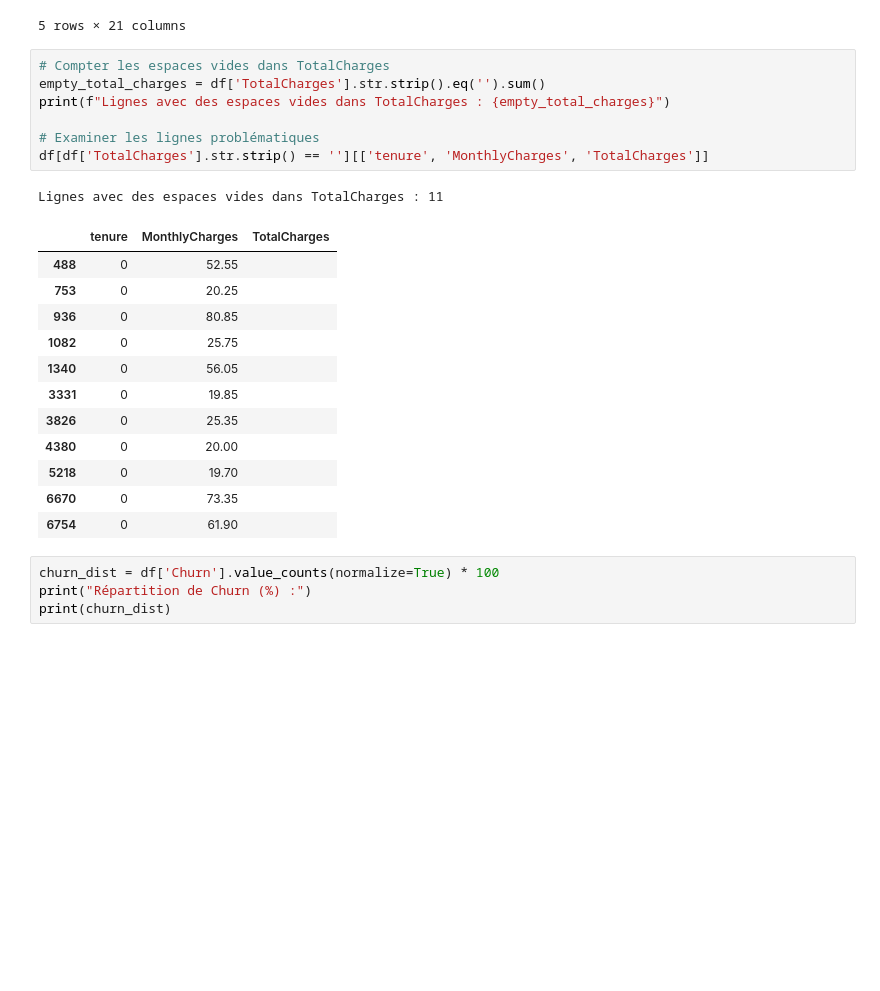
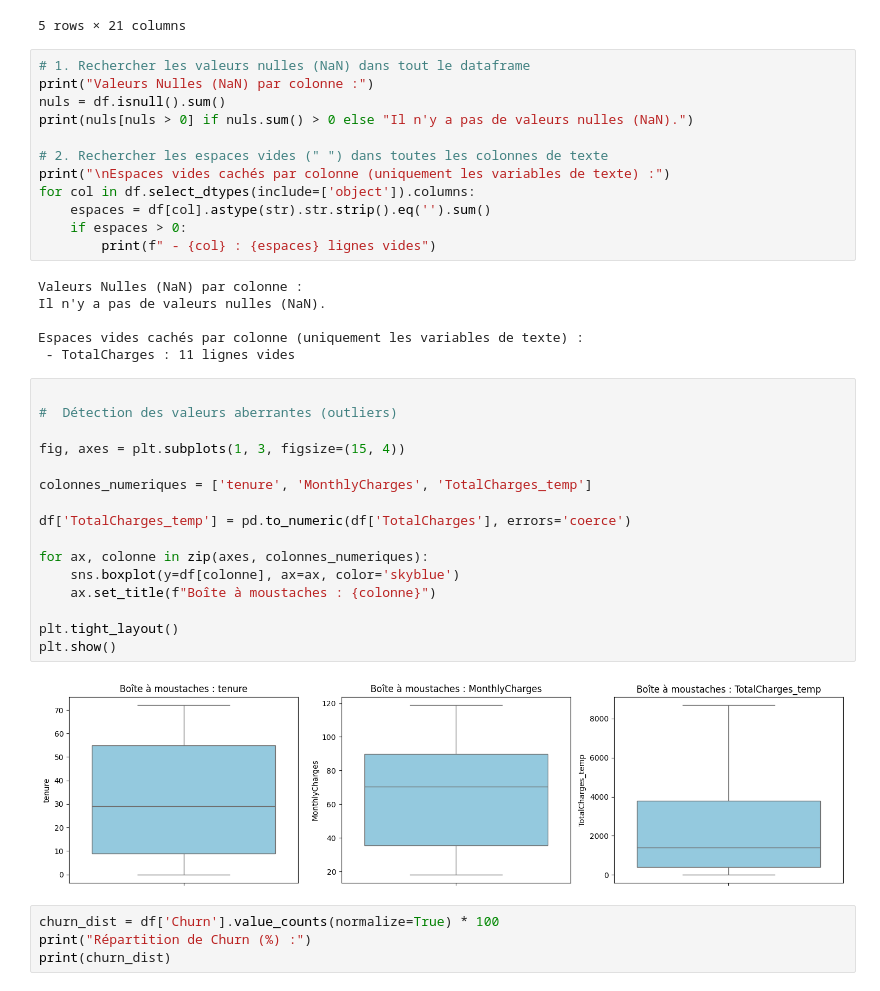
Before and after one commit to sebaarayacastro1/projet-mlops, a Jupyter notebook: notebooks/01_eda_and_cleaning.ipynb, the cells around one changed output. Cells and saved outputs as stored; diff of their text form; blank space fills up the shorter version.

```diff
--- a/notebooks/01_eda_and_cleaning.ipynb
+++ b/notebooks/01_eda_and_cleaning.ipynb
@@ -35,26 +38,41 @@ Premières lignes :
 | 4 | 9237-HQITU | Female | 0 | No | No | 2 | Yes | No | ... |
 5 rows × 21 columns
 # %%
-# Compter les espaces vides dans TotalCharges
-empty_total_charges = df['TotalCharges'].str.strip().eq('').sum()
-print(f"Lignes avec des espaces vides dans TotalCharges : {empty_total_charges}")
+# 1. Rechercher les valeurs nulles (NaN) dans tout le dataframe
+print("Valeurs Nulles (NaN) par colonne :")
+nuls = df.isnull().sum()
+print(nuls[nuls > 0] if nuls.sum() > 0 else "Il n'y a pas de valeurs nulles (NaN).")
 
-# Examiner les lignes problématiques
-df[df['TotalCharges'].str.strip() == ''][['tenure', 'MonthlyCharges', 'TotalCharges']]
+# 2. Rechercher les espaces vides (" ") dans toutes les colonnes de texte
+print("\nEspaces vides cachés par colonne (uniquement les variables de texte) :")
+for col in df.select_dtypes(include=['object']).columns:
+    espaces = df[col].astype(str).str.strip().eq('').sum()
+    if espaces > 0:
+        print(f" - {col} : {espaces} lignes vides")
 # %% [output]
-Lignes avec des espaces vides dans TotalCharges : 11
+Valeurs Nulles (NaN) par colonne :
+Il n'y a pas de valeurs nulles (NaN).
+
+Espaces vides cachés par colonne (uniquement les variables de texte) :
+ - TotalCharges : 11 lignes vides
-|  | tenure | MonthlyCharges | TotalCharges |
-| 488 | 0 | 52.55 |  |
-| 753 | 0 | 20.25 |  |
-| 936 | 0 | 80.85 |  |
-| 1082 | 0 | 25.75 |  |
-| 1340 | 0 | 56.05 |  |
-| 3331 | 0 | 19.85 |  |
-| 3826 | 0 | 25.35 |  |
-| 4380 | 0 | 20.00 |  |
-| 5218 | 0 | 19.70 |  |
-| 6670 | 0 | 73.35 |  |
-| 6754 | 0 | 61.90 |  |
+# %%
+
+#  Détection des valeurs aberrantes (outliers)
+
+fig, axes = plt.subplots(1, 3, figsize=(15, 4))
+
+colonnes_numeriques = ['tenure', 'MonthlyCharges', 'TotalCharges_temp']
+
+df['TotalCharges_temp'] = pd.to_numeric(df['TotalCharges'], errors='coerce')
+
+for ax, colonne in zip(axes, colonnes_numeriques):
+    sns.boxplot(y=df[colonne], ax=ax, color='skyblue')
+    ax.set_title(f"Boîte à moustaches : {colonne}")
+
+plt.tight_layout()
+plt.show()
+# %% [output]
+[figure, added]
 # %%
 churn_dist = df['Churn'].value_counts(normalize=True) * 100
 print("Répartition de Churn (%) :")
```
Also changed, not shown: parts of 5 cells of this notebook.
